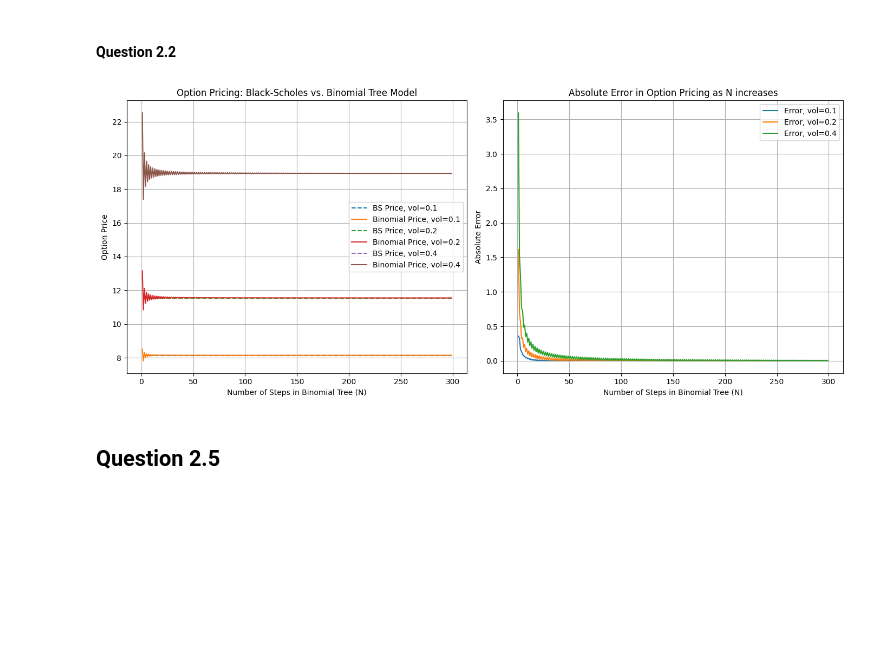
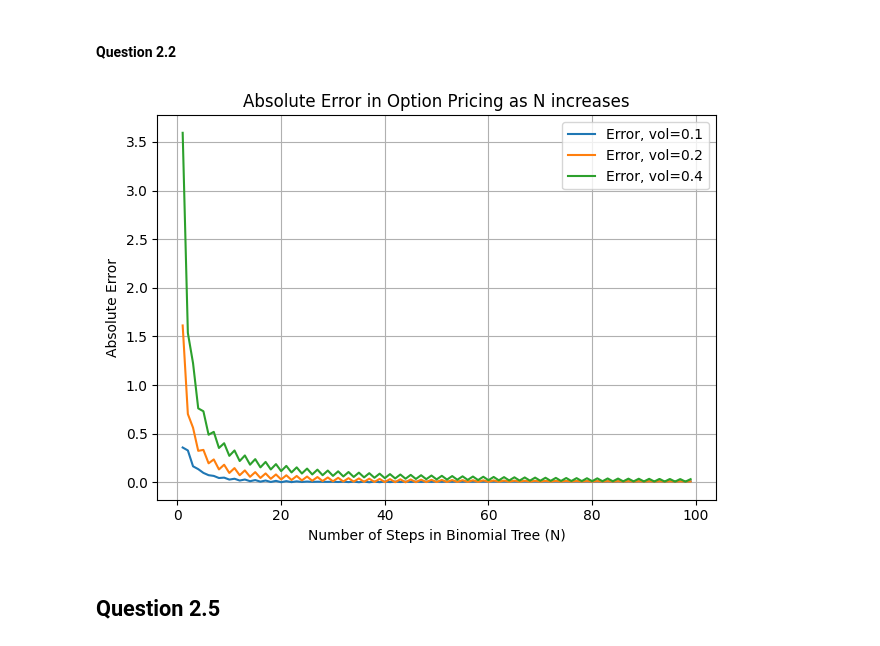
Before and after one commit to NitaiNijholt/ComputationalFinance, a Jupyter notebook: Assignments/Assignment_1/Assign1.ipynb, the cells around one changed output. Saved outputs shown, nothing was run; the diff lists cells and outputs as text; code cells hidden in the pictures; blank space fills up the shorter version.

```diff
--- a/Assignments/Assignment_1/Assign1.ipynb
+++ b/Assignments/Assignment_1/Assign1.ipynb
@@ -387,52 +386,39 @@ K = 99
 r = 0.06
 St = 100
 T = 1
-N_range = np.arange(1, 300)  # Range of N values
+N_range = np.arange(1, 100)  # Range of N values
 
 # Define multiple volatility levels to include in the plot
 volatility_levels = [0.1, 0.2, 0.4]  # Example volatility levels
 
-# Prepare the plot
-plt.figure(figsize=(14, 6))
 
 for vol in volatility_levels:
     # Calculate the option price for the correct parameters, selecting the 0th element as that is the option price
-    optionPriceAnalytical = BlackScholes(S0=St, St=St, K=K, r=r, T=T, t=0, vol=vol)[0]
+    optionPriceAnalytical = blackScholes(St, K, 0, T, r, vol)[0]
+
 
     approximatedPrices = []  # Reset the approximated prices list for the current volatility
     errors = []  # Reset the errors list for the current volatility
 
     # Calculate option price for each n in N_range
     for n in N_range:
         treeN = buildTree(S=St, vol=vol, T=T, N=n)
         optionMatrix = valueOptionMatrix(tree=treeN, T=T, r=r, K=K, vol=vol, option_type='call', position='long', N=n)
         priceApproximately = optionMatrix[0,0]  # This is our f0 at the root of the tree we want to calculate
         errors.append(abs(priceApproximately - optionPriceAnalytical))
         approximatedPrices.append(priceApproximately)
 
-    # Plotting the prices
-    plt.subplot(1, 2, 1)
-    plt.plot(N_range, [optionPriceAnalytical]*len(N_range), label=f'BS Price, vol={vol}', linestyle='--')
-    plt.plot(N_range, approximatedPrices, label=f'Binomial Price, vol={vol}')
-    plt.xlabel('Number of Steps in Binomial Tree (N)')
-    plt.ylabel('Option Price')
-    plt.title('Option Pricing: Black-Scholes vs. Binomial Tree Model')
-    plt.legend()
-    plt.grid(True)
 
-    # Plotting the errors
-    plt.subplot(1, 2, 2)
     plt.plot(N_range, errors, label=f'Error, vol={vol}')
     plt.xlabel('Number of Steps in Binomial Tree (N)')
     plt.ylabel('Absolute Error')
-    plt.title('Absolute Error in Option Pricing as N increases')
     plt.legend()
     plt.grid(True)
 
 plt.tight_layout()
 plt.show()
 # %% [output]
-[figure, old version]
+[figure, new version]
 # %% [markdown]
 ## Question 2.5
 # %%
```
Also changed, not shown: parts of 12 cells of this notebook.
